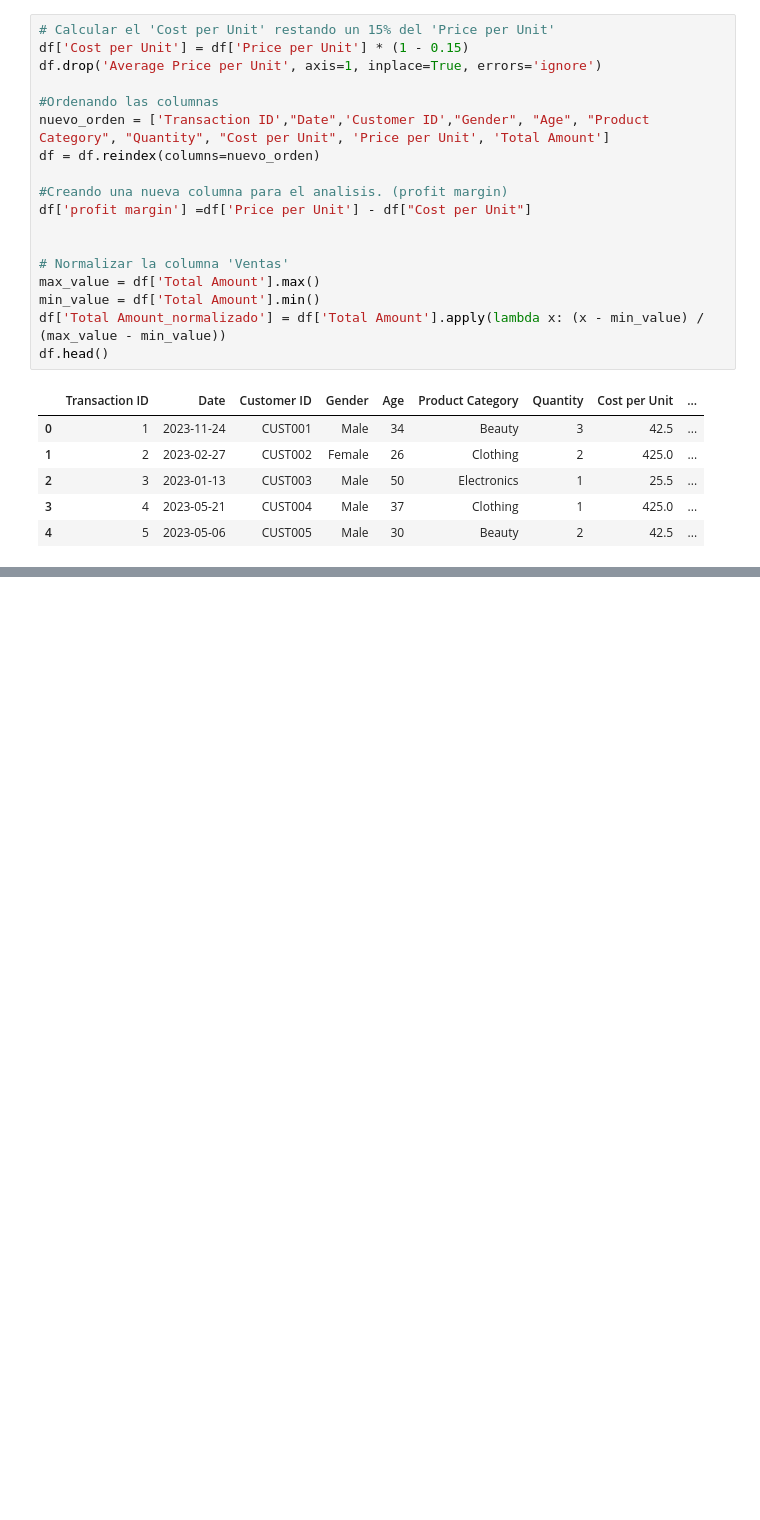
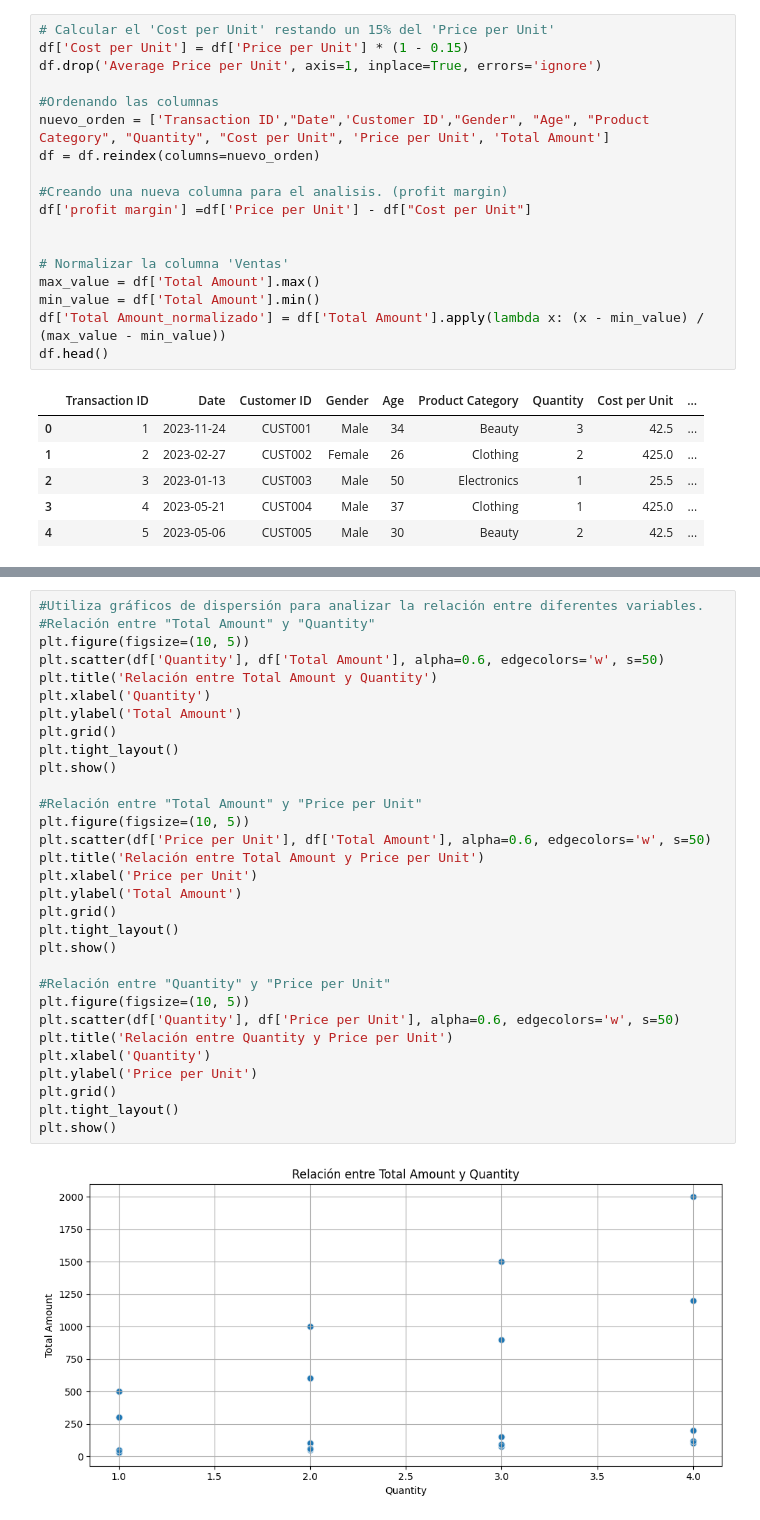
Before and after one commit to juanmagonz91/retail-sales-analysis, a Jupyter notebook: notebooks/Transformación y Análisis Avanzado de Datos.ipynb, the cells around one changed output, grey strips where cells are left out. Drawn from its saved outputs; the diff is of its cells as text; blank space fills up the shorter version.

```diff
--- a/notebooks/Transformación y Análisis Avanzado de Datos.ipynb
+++ b/notebooks/Transformación y Análisis Avanzado de Datos.ipynb
@@ -167,0 +333,33 @@ Datos agrupados por 'Product Category' y 'Gender':
+# %%
+#Utiliza gráficos de dispersión para analizar la relación entre diferentes variables.
+#Relación entre "Total Amount" y "Quantity"
+plt.figure(figsize=(10, 5))
+plt.scatter(df['Quantity'], df['Total Amount'], alpha=0.6, edgecolors='w', s=50)
+plt.title('Relación entre Total Amount y Quantity')
+plt.xlabel('Quantity')
+plt.ylabel('Total Amount')
+plt.grid()
+plt.tight_layout()
+plt.show()
+
+#Relación entre "Total Amount" y "Price per Unit"
+plt.figure(figsize=(10, 5))
+plt.scatter(df['Price per Unit'], df['Total Amount'], alpha=0.6, edgecolors='w', s=50)
+plt.title('Relación entre Total Amount y Price per Unit')
+plt.xlabel('Price per Unit')
+plt.ylabel('Total Amount')
+plt.grid()
+plt.tight_layout()
+plt.show()
+
+#Relación entre "Quantity" y "Price per Unit"
+plt.figure(figsize=(10, 5))
+plt.scatter(df['Quantity'], df['Price per Unit'], alpha=0.6, edgecolors='w', s=50)
+plt.title('Relación entre Quantity y Price per Unit')
+plt.xlabel('Quantity')
+plt.ylabel('Price per Unit')
+plt.grid()
+plt.tight_layout()
+plt.show()
+# %% [output]
+[figure, added]
```
Also changed, not shown: parts of 11 cells of this notebook.
